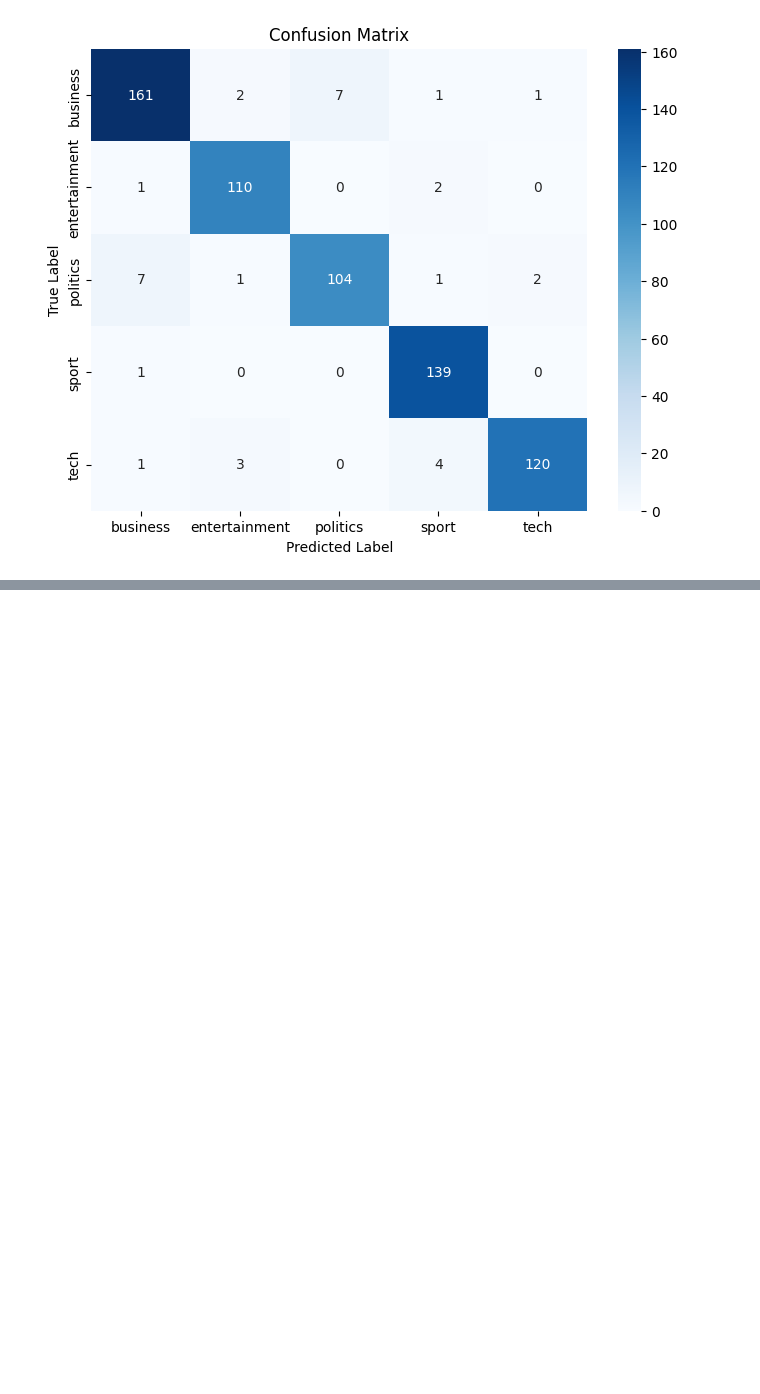
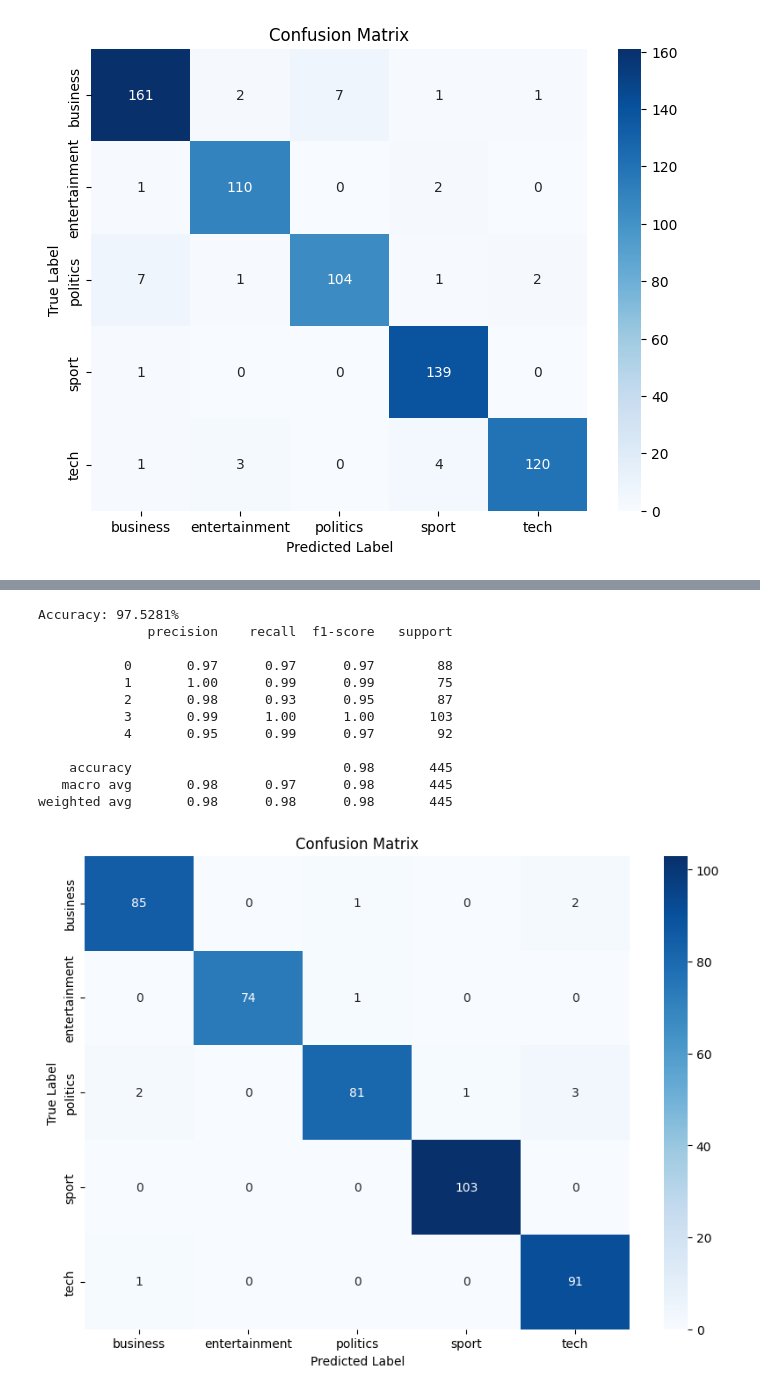
Before and after one commit to AI-Studio-News-Copilot/microsoft-news-copilot, a Jupyter notebook: data-prep.ipynb, the cells around one changed output, grey strips where cells are left out. Drawn from its saved outputs; the diff is of its cells as text; code cells hidden in the pictures; blank space fills up the shorter version.

Commit message:
added BERT model

```diff
--- a/data-prep.ipynb
+++ b/data-prep.ipynb
@@ -429,0 +454,2 @@ entertainment       0.95      0.97      0.96       113
+# %%
+model = BertForSequenceClassification.from_pretrained('bert-base-uncased', num_labels=len(label2id))
@@ -429,0 +483,5 @@ entertainment       0.95      0.97      0.96       113
+# %%
+trainer.train()
+results = trainer.evaluate()
+
+print(f"Evaluation results: {results}")
@@ -429,0 +503,24 @@ entertainment       0.95      0.97      0.96       113
+# %%
+predictions = trainer.predict(test_dataset)
+predicted_labels = predictions.predictions.argmax(-1)
+
+# convert labels to np arrays
+y_true = test_dataset['label'].cpu().numpy() if hasattr(test_dataset['label'], 'cpu') else test_dataset['label']
+predicted_labels = predicted_labels.cpu().numpy() if hasattr(predicted_labels, 'cpu') else predicted_labels
+
+# calculate the accuracy of the model
+accuracy = accuracy_score(y_true, predicted_labels)
+print(f'Accuracy: {accuracy * 100:.4f}%')
+
+print(classification_report(y_true, predicted_labels))
+
+# create a confusion matrix
+cm = confusion_matrix(y_true, predicted_labels)
+plt.figure(figsize=(10, 7))
+sns.heatmap(cm, annot=True, fmt='d', cmap='Blues',
+            xticklabels=id2label.values(), yticklabels=id2label.values())
+plt.xlabel('Predicted Label')
+plt.ylabel('True Label')
+plt.title('Confusion Matrix')
+plt.show()
+# %% [output]
@@ -429,0 +528,13 @@ entertainment       0.95      0.97      0.96       113
+Accuracy: 97.5281%
+              precision    recall  f1-score   support
+
+           0       0.97      0.97      0.97        88
+           1       1.00      0.99      0.99        75
+           2       0.98      0.93      0.95        87
+           3       0.99      1.00      1.00       103
+           4       0.95      0.99      0.97        92
+
+    accuracy                           0.98       445
+   macro avg       0.98      0.97      0.98       445
+weighted avg       0.98      0.98      0.98       445
+[figure, added]
```
Also changed, not shown: parts of 11 cells of this notebook.
